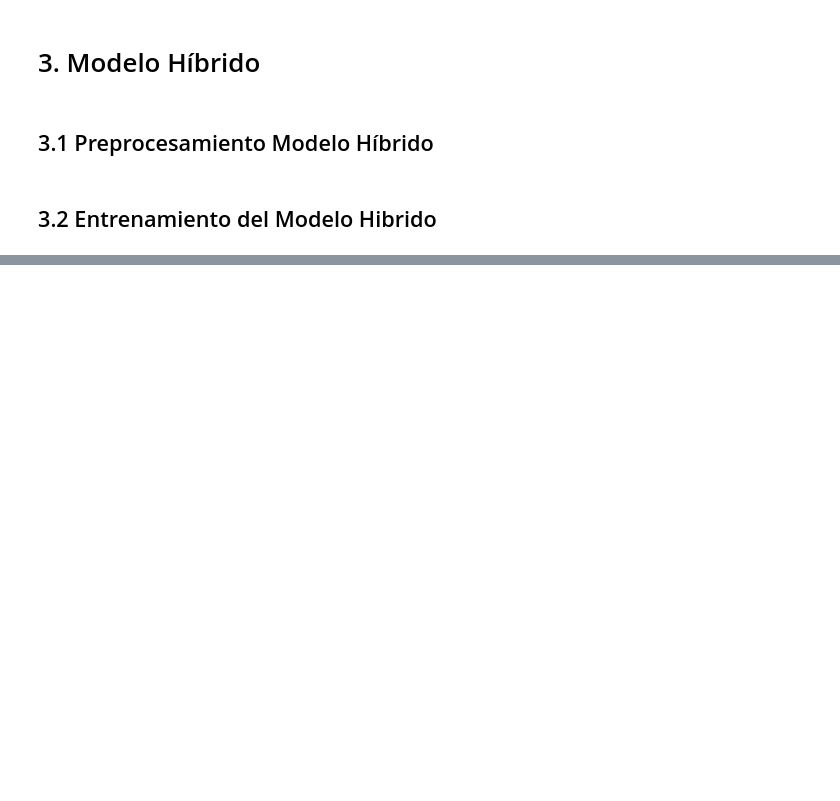
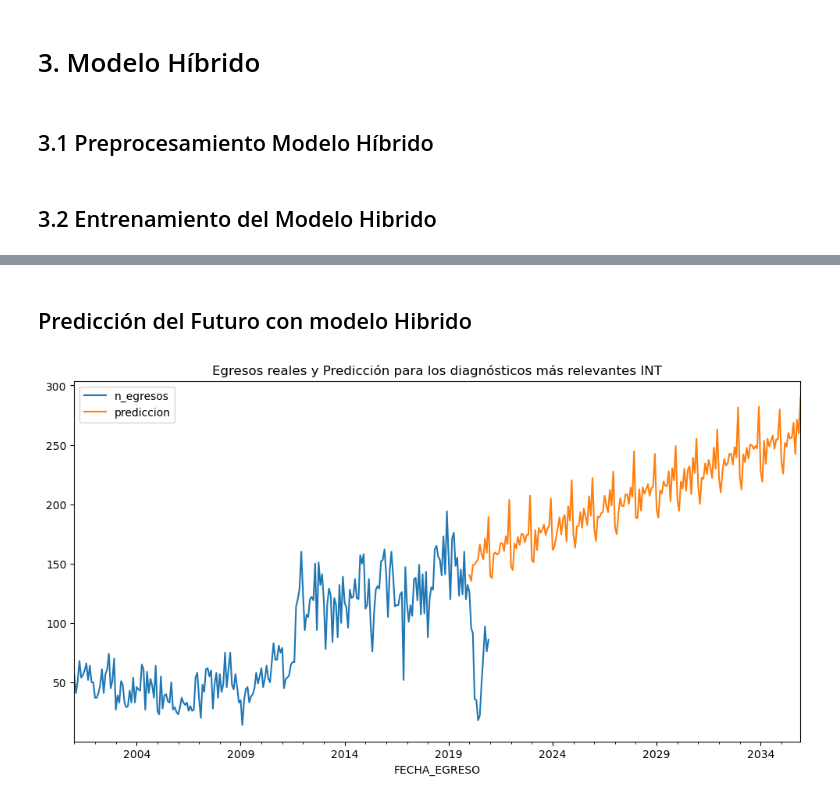
Before and after one commit to JavierRojas14/proyeccion-int, a Jupyter notebook: notebooks/4.0-jrb-final-forecasting.ipynb, the cells around one changed output, grey strips where cells are left out. Cells and saved outputs as stored; diff of their text form; code cells hidden in the pictures; blank space fills up the shorter version.

```diff
--- a/notebooks/4.0-jrb-final-forecasting.ipynb
+++ b/notebooks/4.0-jrb-final-forecasting.ipynb
@@ -304,3 +304,35 @@ plt.show()
 # %%
 with open("../models/hybrid_model.pickle", "wb") as file:
     pickle.dump(hybrid_model, file)
+# %% [markdown]
+## Predicción del Futuro con modelo Hibrido
+# %%
+futuro = pd.DataFrame(index=pd.date_range("2020-01-01", "2035-12-31"))
+# %%
+ULTIMO_TREND_VALID = X_valid_1.iloc[-1, 0]
+
+X_futuro_1 = (
+    DeterministicProcess(index=futuro.index, order=1, drop=True).in_sample()
+    + ULTIMO_TREND_VALID
+)
+X_futuro_2 = build_features.create_features_datetime_index(futuro)
+# %%
+futuro["prediccion"] = hybrid_model.predict(X_futuro_1, X_futuro_2)
+# %%
+fig, axis = plt.subplots()
+
+egresos_reales_diags_relevantes = (
+    egresos_torax[egresos_torax["DIAG1"].isin(DIAGS_RELEVANTES)]
+    .groupby("FECHA_EGRESO")
+    .sum()
+    .resample("M")[["n_egresos"]]
+    .sum()
+)
+
+egresos_reales_diags_relevantes.plot(label="Egresos Reales", ax=axis)
+futuro.resample("M").sum().plot(label="Predicción", ax=axis)
+plt.legend()
+plt.title("Egresos reales y Predicción para los diagnósticos más relevantes INT")
+plt.show()
+# %% [output]
+[figure, added]
```
Also changed, not shown: parts of 5 cells of this notebook.
